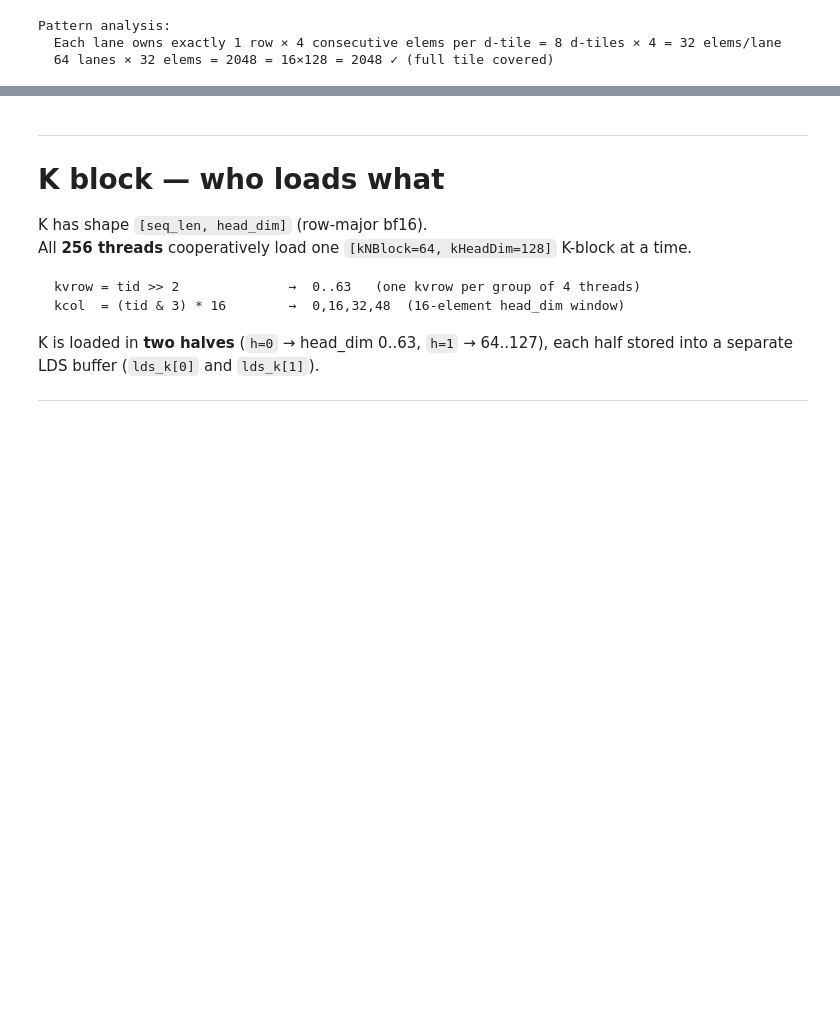
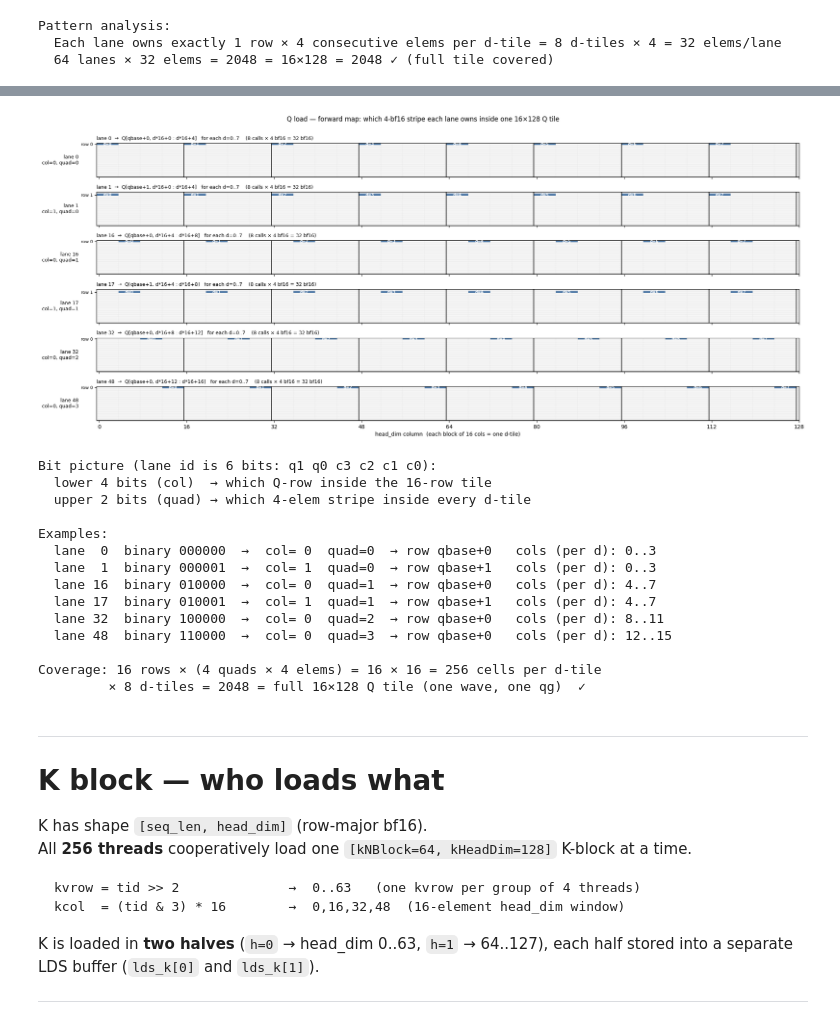
Before and after one commit to moonmath-ai/amd-kernels, a Jupyter notebook: thread_mapping.ipynb, the cells around one changed output, grey strips where cells are left out. Saved outputs shown, nothing was run; the diff lists cells and outputs as text; code cells hidden in the pictures; blank space fills up the shorter version.

```diff
--- a/thread_mapping.ipynb
+++ b/thread_mapping.ipynb
@@ -201,3 +236,73 @@ Pattern analysis:
+# %%
+# ── Forward view: pick a few lanes and highlight exactly what each loads ─────
+demo_lanes = [0, 1, 16, 17, 32, 48]   # show how col and quad bits move
+
+fig, axes = plt.subplots(len(demo_lanes), 1, figsize=(20, 1.4 * len(demo_lanes)),
+                         sharex=True)
+
+cmap = ListedColormap(['#f5f5f5', '#4e79a7'])
+for ax, t in zip(axes, demo_lanes):
+    col_l  = t & 15
+    quad_l = t >> 4
+
+    bg = np.zeros((kKTile, kHeadDim), dtype=int)
+    for d in range(kDTiles):
+        bg[col_l, d*kKTile + 4*quad_l : d*kKTile + 4*quad_l + 4] = 1
+
+    ax.imshow(bg, aspect='auto', cmap=cmap, vmin=0, vmax=1, interpolation='nearest')
+    add_grid(ax, kKTile, kHeadDim, step_r=1, step_c=4,
+             major_step_r=kKTile, major_step_c=kKTile,
+             lw_minor=0.15, lw_major=1.2)
+
+    for d in range(kDTiles):
+        ax.text(d*kKTile + 4*quad_l + 1.5, col_l, f'd={d}',
+                ha='center', va='center', fontsize=7,
+                color='white', fontweight='bold')
+
+    ax.set_yticks([col_l]); ax.set_yticklabels([f'row {col_l}'], fontsize=8)
+    ax.set_ylabel(f'lane {t}\ncol={col_l}, quad={quad_l}',
+                  fontsize=9, rotation=0, ha='right', va='center')
+    ax.set_title(f'lane {t}  →  Q[qbase+{col_l}, d*16+{4*quad_l} : d*16+{4*quad_l+4}]   '
+                 f'for each d=0..7    ('
+                 f'{kDTiles} calls × 4 bf16 = {kDTiles*4} bf16)',
+                 fontsize=9, loc='left')
+
+axes[-1].set_xticks(np.arange(0, kHeadDim+1, kKTile))
+axes[-1].set_xlabel('head_dim column  (each block of 16 cols = one d-tile)')
+fig.suptitle('Q load — forward map: which 4-bf16 stripe each lane owns inside one 16×128 Q tile',
+             fontsize=12, y=1.005)
+plt.tight_layout()
+plt.show()
+
+print('Bit picture (lane id is 6 bits: q1 q0 c3 c2 c1 c0):')
+print('  lower 4 bits (col)  → which Q-row inside the 16-row tile')
+print('  upper 2 bits (quad) → which 4-elem stripe inside every d-tile')
+print()
+print('Examples:')
+for t in demo_lanes:
+    col_l, quad_l = t & 15, t >> 4
+    print(f'  lane {t:>2}  binary {t:06b}  →  col={col_l:>2}  quad={quad_l}  '
+          f'→ row qbase+{col_l:<2}  cols (per d): {4*quad_l}..{4*quad_l+3}')
+
+print()
+print('Coverage: 16 rows × (4 quads × 4 elems) = 16 × 16 = 256 cells per d-tile')
+print('         × 8 d-tiles = 2048 = full 16×128 Q tile (one wave, one qg)  ✓')
+# %% [output]
+[figure, added]
+Bit picture (lane id is 6 bits: q1 q0 c3 c2 c1 c0):
+  lower 4 bits (col)  → which Q-row inside the 16-row tile
+  upper 2 bits (quad) → which 4-elem stripe inside every d-tile
+
+Examples:
+  lane  0  binary 000000  →  col= 0  quad=0  → row qbase+0   cols (per d): 0..3
+  lane  1  binary 000001  →  col= 1  quad=0  → row qbase+1   cols (per d): 0..3
+  lane 16  binary 010000  →  col= 0  quad=1  → row qbase+0   cols (per d): 4..7
+  lane 17  binary 010001  →  col= 1  quad=1  → row qbase+1   cols (per d): 4..7
+  lane 32  binary 100000  →  col= 0  quad=2  → row qbase+0   cols (per d): 8..11
+  lane 48  binary 110000  →  col= 0  quad=3  → row qbase+0   cols (per d): 12..15
+
+Coverage: 16 rows × (4 quads × 4 elems) = 16 × 16 = 256 cells per d-tile
+         × 8 d-tiles = 2048 = full 16×128 Q tile (one wave, one qg)  ✓
 # %% [markdown]
 ---
 # K block — who loads what
```
Also changed, not shown: parts of 7 cells of this notebook, 1 other file.
